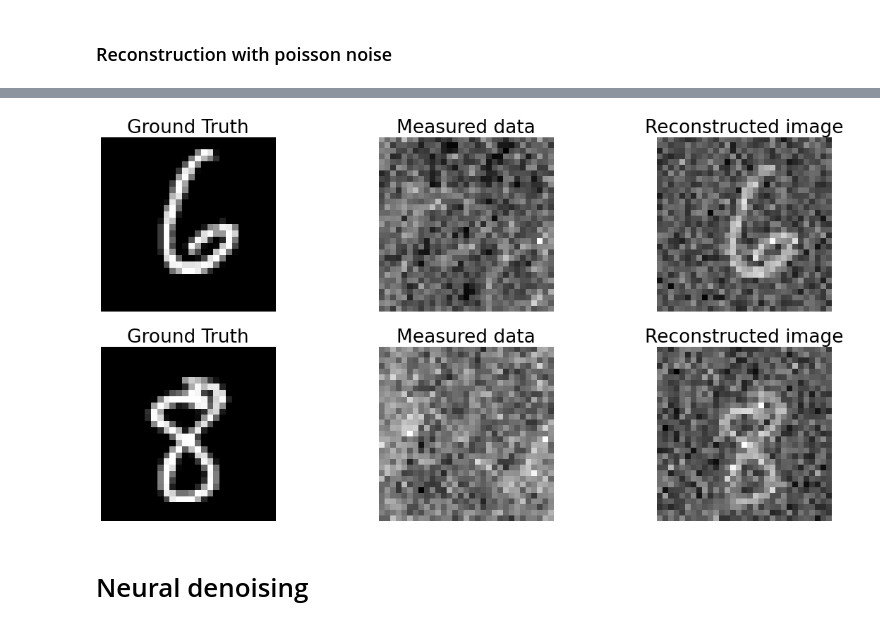
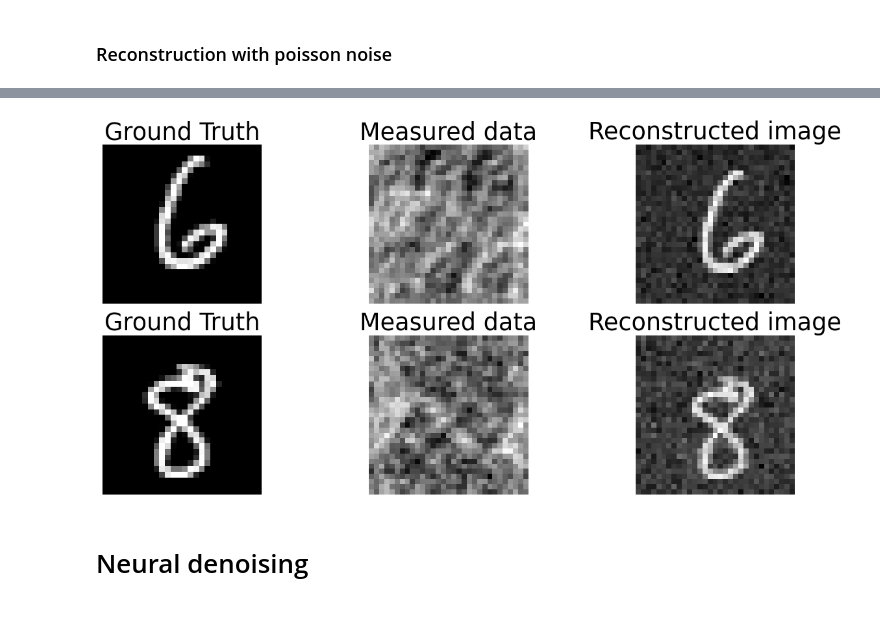
Before and after one commit to arizonaCameraLab/computationalImaging, a Jupyter notebook: Chapter4GeometricImaging/codedApertureImaging.ipynb, the cells around one changed output, grey strips where cells are left out. Saved outputs shown, nothing was run; the diff lists cells and outputs as text; code cells hidden in the pictures.

```diff
--- a/Chapter4GeometricImaging/codedApertureImaging.ipynb
+++ b/Chapter4GeometricImaging/codedApertureImaging.ipynb
@@ -99,6 +170,6 @@ plt.plot(cp)
 # %%
 
-p=31
+p=73
 qr=qres(p)
 t=np.zeros((p,p));
 t[1:p,0]=1;
@@ -111,7 +182,7 @@ ht=2*(t-0.5)
 ht[0,0]=1;
 cp=signal.convolve2d(ht,t, mode='same',boundary='wrap');
 #plt.subplot(1,2,1);
-plt.imshow(t,cmap='gray');
+plt.imshow(t);
 #plt.title('Base aperture pattern')
 #plt.subplot(1,2,2);
 #plt.imshow(tt, cmap='gray');
@@ -150,7 +229,7 @@ plt.imshow(x_train[32],cmap='gray')
 # %% [markdown]
 ### Reconstruction with no noise
 # %%
-plt.rcParams['figure.figsize'] = [20, 10]
+plt.rcParams['figure.figsize'] = [15, 7]
 # we consider coded apeture imaging of images drawn from the mnist data set of hand drawn digits
 noiseFactor=10;
 signalNoise=0; #%1 for noise, 0 for no signal noise
@@ -196,6 +275,6 @@ plt.imshow(fe, cmap='gray');
 plt.title('Reconstructed image');
 plt.axis('off')
 
-#plt.savefig('muraCodedApertureReconNoNoise.pdf')
+plt.savefig('muraCodedApertureReconNoNoise.pdf')
 #files.download('muraCodedApertureReconNoNoise.pdf')
 # %% [output]
@@ -204,7 +282,7 @@ plt.axis('off')
 # %% [markdown]
 ### Reconstruction with poisson  noise
 # %%
-plt.rcParams['figure.figsize'] = [20, 10]
+plt.rcParams['figure.figsize'] = [15, 7]
 # we consider coded apeture imaging of images drawn from the mnist data set of hand drawn digits
 noiseFactor=10;
 signalNoise=0; #%1 for noise, 0 for no signal noise
@@ -213,7 +291,7 @@ imagey=x_train[32];
 # Step 1 generate projected pattern
 g=signal.convolve2d(t,imagey, mode='same',boundary='wrap');
 #The following line adds signal dependent noise
-photonsPerPixel=100
+photonsPerPixel=1000
 g=np.random.poisson(photonsPerPixel*g/np.max(g))
 plt.subplot(2,3,1);
 plt.imshow(imagey,cmap='gray')
@@ -233,8 +311,7 @@ imagey=x_train[46];
 
 # Step 1 generate projected pattern
 g=signal.convolve2d(t,imagey, mode='same',boundary='wrap');
-#The following line adds signal dependent noiseplt.savefig('muraCodedApertureReconShotNoise.pdf')
-files.download('muraCodedApertureReconShotNoise.pdf')
+#The following line adds signal dependent noise
 g=np.random.poisson(photonsPerPixel*g/np.max(g))
 plt.subplot(2,3,4);
 plt.imshow(imagey,cmap='gray')
@@ -251,5 +328,5 @@ plt.title('Reconstructed image');
 plt.axis('off')
 
 plt.savefig('muraCodedApertureReconShotNoise.pdf')
-files.download('muraCodedApertureReconShotNoise.pdf')
+#files.download('muraCodedApertureReconShotNoise.pdf')
 # %% [output]
@@ -258,4 +333,4 @@ files.download('muraCodedApertureReconShotNoise.pdf')
-[figure, old version]
+[figure, new version]
 # %% [markdown]
 # Neural denoising
 # %% [markdown]
```
Also changed, not shown: parts of 21 cells of this notebook.
